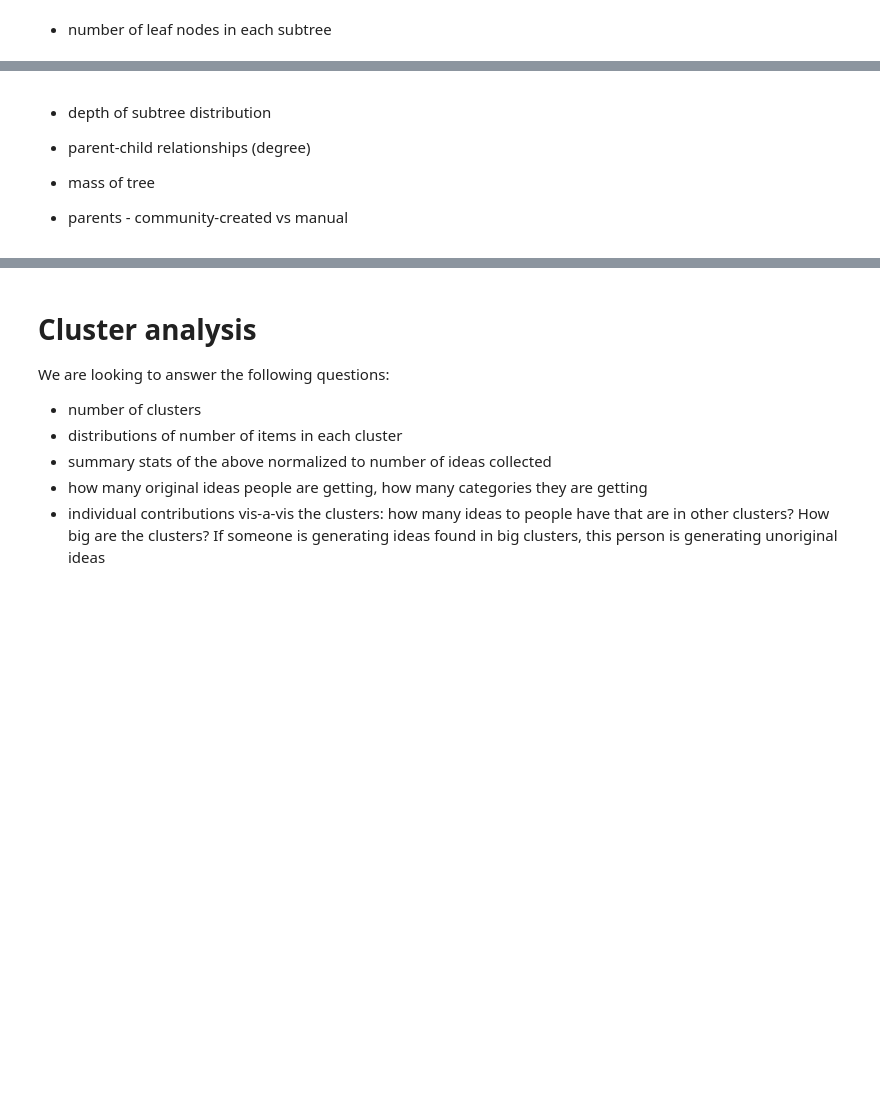
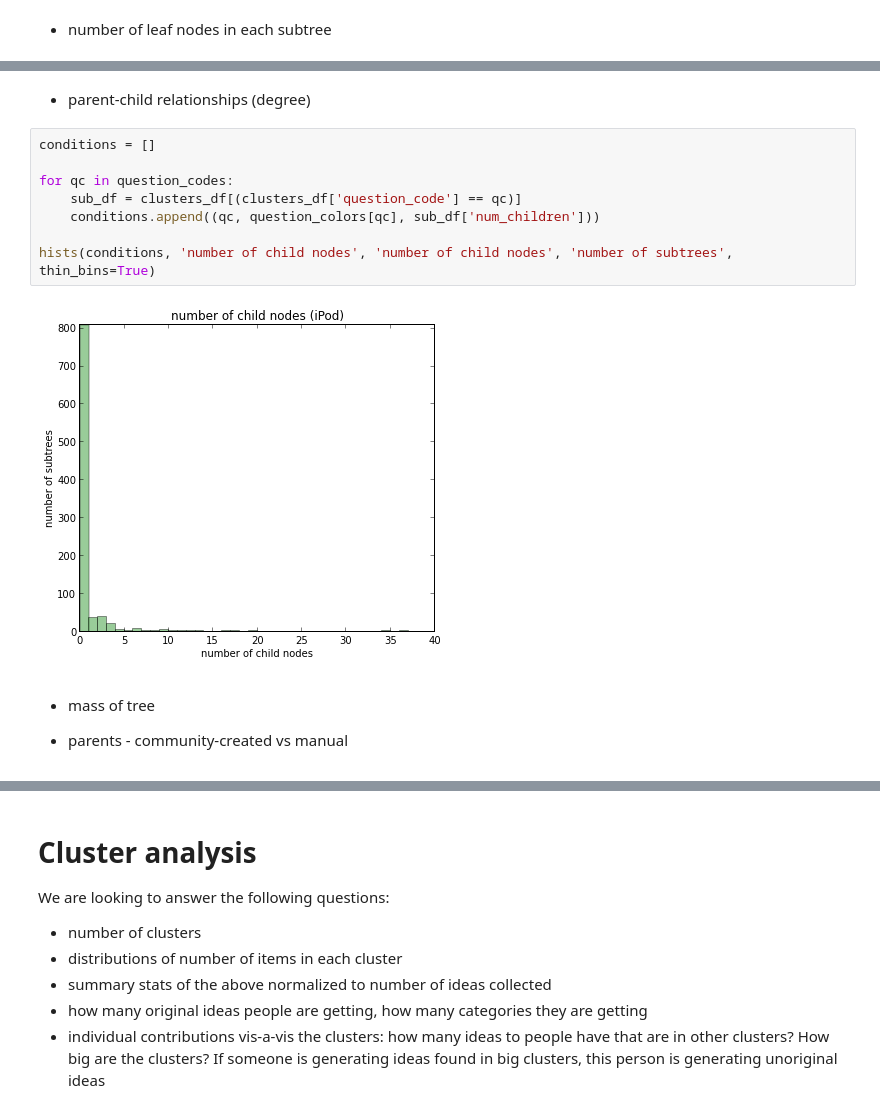
Before and after one commit to filkry/crowbrain, a Jupyter notebook: exps/post_pilot16_stats.ipynb, the cells around one changed output, grey strips where cells are left out. Saved outputs shown, nothing was run; the diff lists cells and outputs as text; blank space fills up the shorter version.

```diff
--- a/exps/post_pilot16_stats.ipynb
+++ b/exps/post_pilot16_stats.ipynb
@@ -1086,6 +1119,16 @@ hists(conditions, 'number of nodes in subtree', 'number of nodes', 'number of su
+# %% [markdown]
++ parent-child relationships (degree)
+# %%
+conditions = []
+
+for qc in question_codes:
+    sub_df = clusters_df[(clusters_df['question_code'] == qc)]
+    conditions.append((qc, question_colors[qc], sub_df['num_children']))
+
+hists(conditions, 'number of child nodes', 'number of child nodes', 'number of subtrees', thin_bins=True)
+# %% [output]
+[figure, added]
 # %% [markdown]
-+ depth of subtree distribution
-+ parent-child relationships (degree)
 + mass of tree
 
 + parents - community-created vs manual
```
Also changed, not shown: parts of 9 cells of this notebook.
